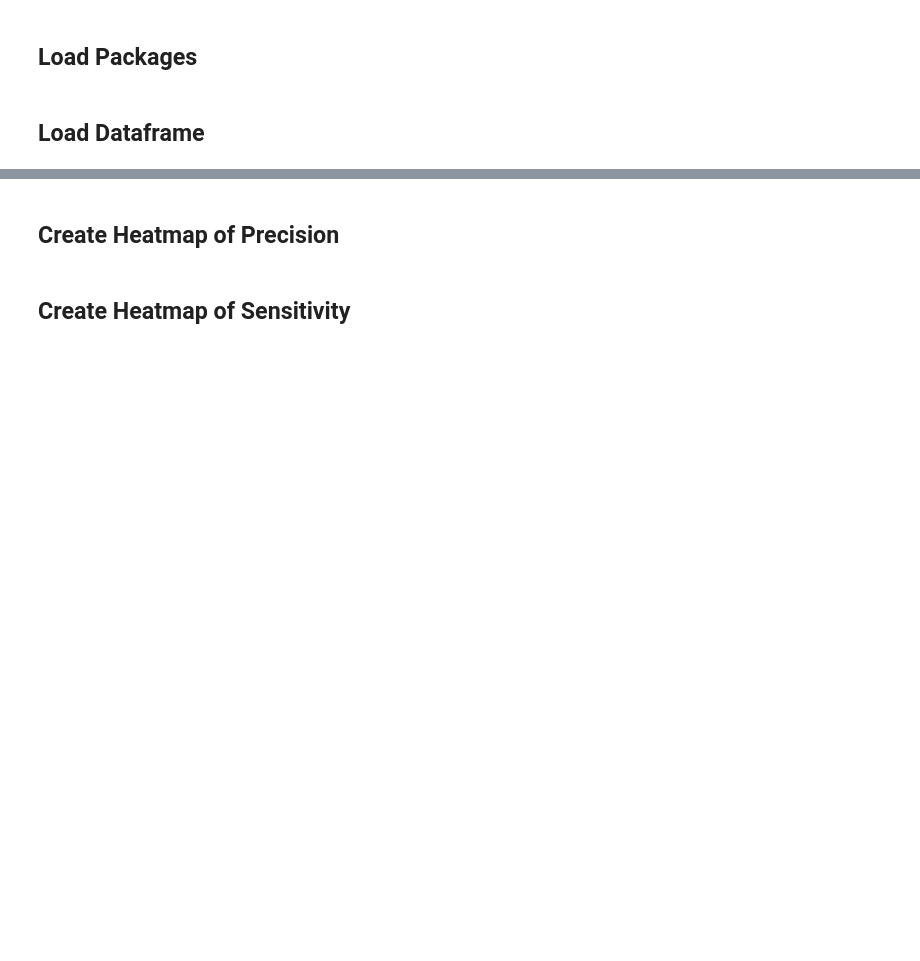
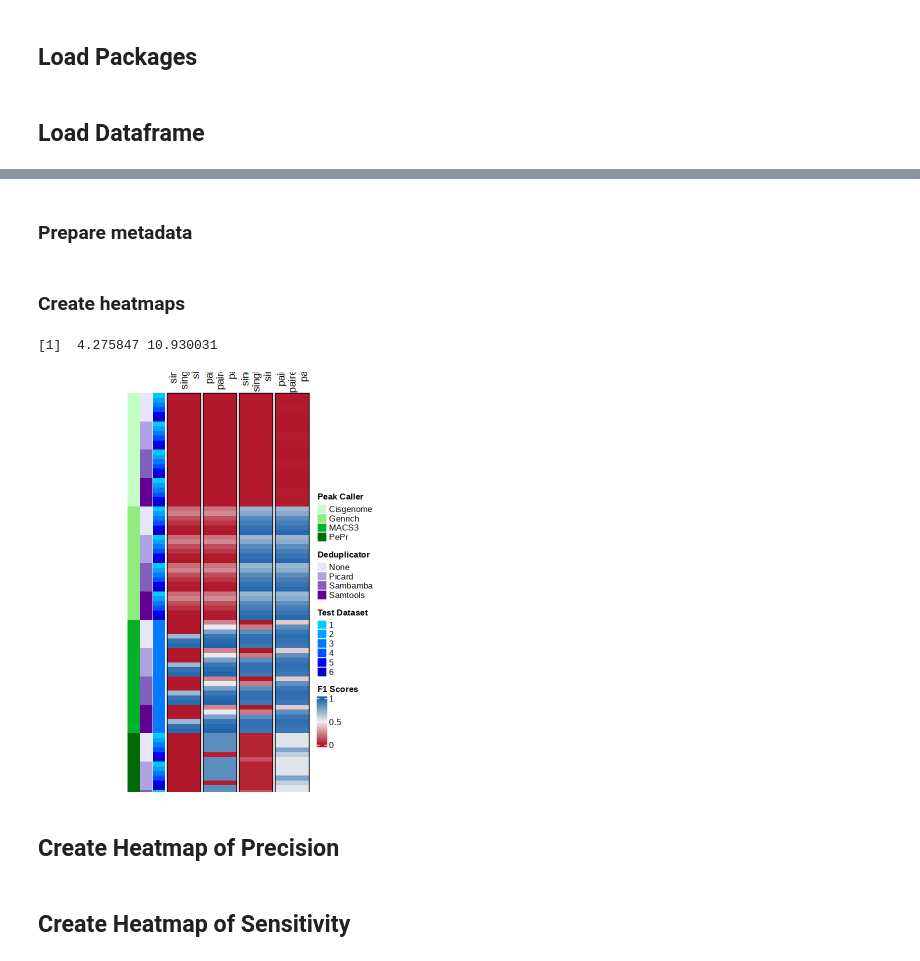
Before and after one commit to vhaghani26/rocketchip_tests, a Jupyter notebook: exp_vs_obs/generate_heatmap.ipynb, the cells around one changed output, grey strips where cells are left out. Drawn from its saved outputs; the diff is of its cells as text; code cells hidden in the pictures; blank space fills up the shorter version.

Commit message:
add row annotations to heatmap

```diff
--- a/exp_vs_obs/generate_heatmap.ipynb
+++ b/exp_vs_obs/generate_heatmap.ipynb
@@ -72,0 +89,2 @@ no_control_matrix <- as.matrix(cast_no_control_df)
+# %% [markdown]
+### Prepare metadata
@@ -73 +122,3 @@ no_control_matrix <- as.matrix(cast_no_control_df)
+# %% [markdown]
+### Create heatmaps
 # %%
@@ -106,3 +131,63 @@ grid.draw(map)
+# %%
+# Annotation objects
+
+row_ha = rowAnnotation(`Peak Caller` = control_metadata$Peak_Caller,
+                       `Deduplicator` = control_metadata$Deduplicator,
+                       `Test Dataset` = control_metadata$Test_Dataset,
+                       col = list(`Peak Caller` = c("Cisgenome" = "#c2ffc3","Genrich"= "#90ec7c","MACS3"= "#00b22a", "PePr" = "#006b05"),
+                                  `Deduplicator` = c("Samtools" = "#620093", "None" = "#e6e6fa", "Picard" = "#aea3e0", "Sambamba" = "#835fbd"),
+                                  `Test Dataset` = c("1" = "#00CCFF", "2" = "#00A3FF", "3" = "#007AFF", "4" = "#0052FF", "5" = "#0000FF", "6" = "#0700C4"))
+                           )
+
+#col_ha = HeatmapAnnotation()
+# %%
+# Create heatmap
+
+#pdf("tables_and_figures/f1_score_control_heatmap.pdf", height = 21, width = 5)
+
+# Heatmap for control
+heatmap_object <- Heatmap(
+  # Data
+  control_matrix,
+
+  # Column customizations
+  cluster_columns = FALSE,
+  column_km = 4,
+  column_names_max_height = max_text_width(
+    colnames(control_matrix),
+    gp = gpar(fontsize = 16)
+  ),
+  column_names_centered = TRUE,
+  column_names_side = "top",
+
+  # Row customizations
+  cluster_rows = FALSE,
+  show_row_names = FALSE,
+  left_annotation = row_ha,
+
+  # Legend customizations
+  heatmap_legend_param = list(title = "F1 Scores"),
+  col = colorRampPalette(c("#B2182B", "#EEEEEE", "#2166AC"))(100),
+
+  # Other customizations
+  border = TRUE,
+  width = ncol(control_matrix)*unit(5, "mm"),
+  height = nrow(control_matrix)*unit(2, "mm")
+)
+
+ht = draw(heatmap_object)
+
+# Print width and height to determine appropriate export size
+w = ComplexHeatmap:::width(ht)
+w = convertX(w, "inch", valueOnly = TRUE)
+h = ComplexHeatmap:::height(ht)
+h = convertY(h, "inch", valueOnly = TRUE)
+c(w, h)
+
+#dev.off()
+# %% [output]
+[1]  4.275847 10.930031
+[figure, added]
 # %% [markdown]
 ## Create Heatmap of Precision
 # %% [markdown]
```
Also changed, not shown: parts of 8 cells of this notebook, 1 other file.
